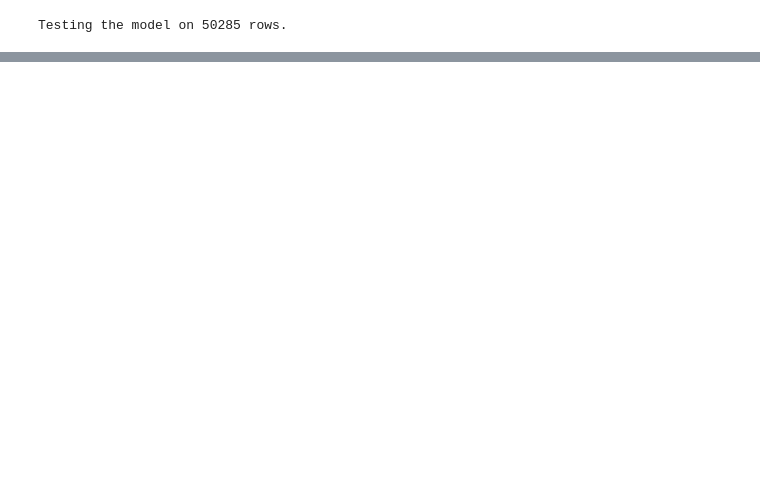
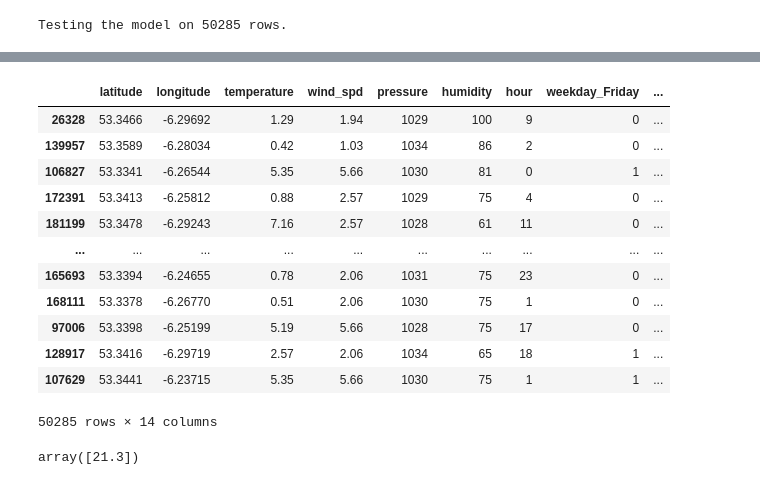
Before and after one commit to ChristineCao98/dublin_bikes, a Jupyter notebook: prediction_model_builder.ipynb, the cells around one changed output, grey strips where cells are left out. Cells and saved outputs as stored; diff of their text form; code cells hidden in the pictures; blank space fills up the shorter version.

```diff
--- a/prediction_model_builder.ipynb
+++ b/prediction_model_builder.ipynb
@@ -265,0 +275,39 @@ array([40. , 31. , 20. , ..., 16.2, 14. , 38. ])
+# %%
+X_test
+# %% [output]
+|  | latitude | longitude | temperature | wind_spd | pressure | humidity | hour | weekday_Friday | ... |
+| 26328 | 53.3466 | -6.29692 | 1.29 | 1.94 | 1029 | 100 | 9 | 0 | ... |
+| 139957 | 53.3589 | -6.28034 | 0.42 | 1.03 | 1034 | 86 | 2 | 0 | ... |
+| 106827 | 53.3341 | -6.26544 | 5.35 | 5.66 | 1030 | 81 | 0 | 1 | ... |
+| 172391 | 53.3413 | -6.25812 | 0.88 | 2.57 | 1029 | 75 | 4 | 0 | ... |
+| 181199 | 53.3478 | -6.29243 | 7.16 | 2.57 | 1028 | 61 | 11 | 0 | ... |
+| ... | ... | ... | ... | ... | ... | ... | ... | ... | ... |
+| 165693 | 53.3394 | -6.24655 | 0.78 | 2.06 | 1031 | 75 | 23 | 0 | ... |
+| 168111 | 53.3378 | -6.26770 | 0.51 | 2.06 | 1030 | 75 | 1 | 0 | ... |
+| 97006 | 53.3398 | -6.25199 | 5.19 | 5.66 | 1028 | 75 | 17 | 0 | ... |
+| 128917 | 53.3416 | -6.29719 | 2.57 | 2.06 | 1034 | 65 | 18 | 1 | ... |
+| 107629 | 53.3441 | -6.23715 | 5.35 | 5.66 | 1030 | 75 | 1 | 1 | ... |
+50285 rows × 14 columns
+# %%
+data = {'latitude':[93],
+        'longitude':[93],
+        'temperature':[1.29],
+        'wind_spd':[1.94],
+        'pressure':[9],
+        'humidity':[9],
+        'hour':[9],
+        'weekday_Friday':[1],
+        'weekday_Monday':[0],
+        'weekday_Saturday':[0],
+        'weekday_Sunday':[0],
+        'weekday_Thursday':[0],
+        'weekday_Tuesday':[0],
+        'weekday_Wednesday':[0]
+       }
+data
+df = pd.DataFrame(data)
+df
+prediction_load = model.predict(df)
+prediction_load
+# %% [output]
+array([21.3])
```
Also changed, not shown: parts of 14 cells of this notebook, 2 other files.
